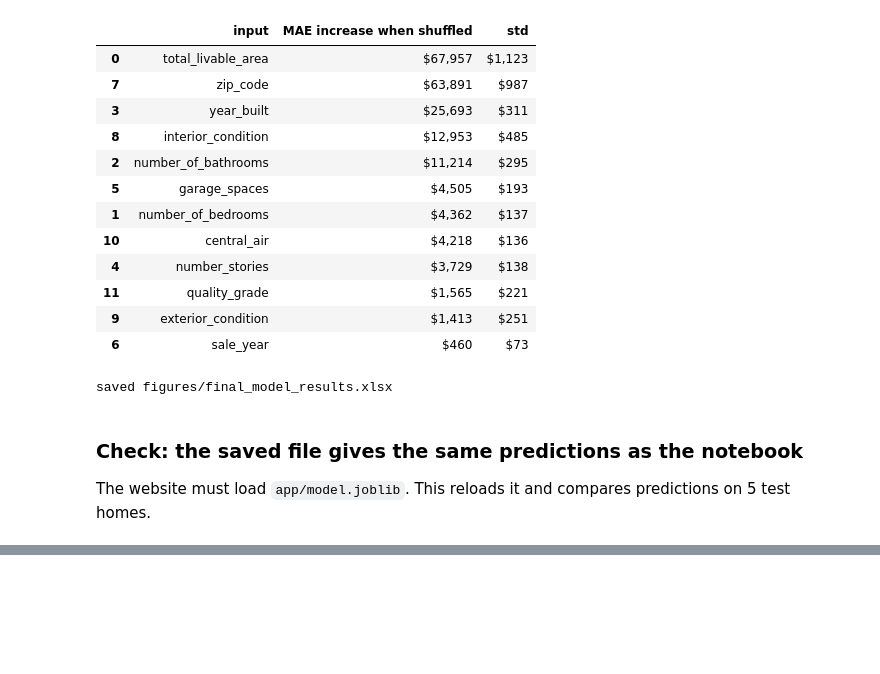
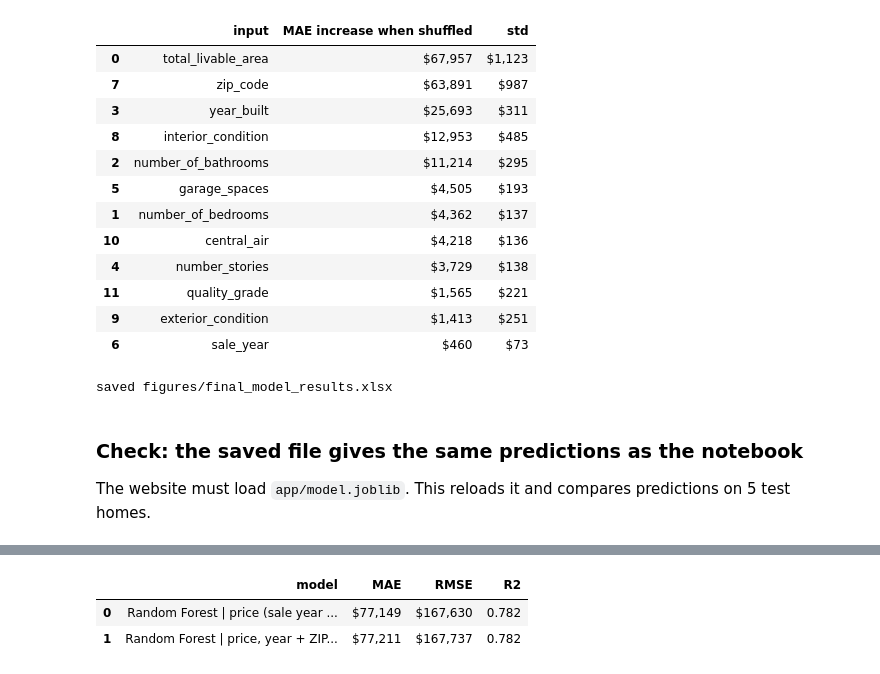
Before and after one commit to HyeseongO/philly-home-price-predictor, a Jupyter notebook: notebook/Group_Project_Modeling.ipynb, the cells around one changed output, grey strips where cells are left out. Drawn from its saved outputs; the diff is of its cells as text; code cells hidden in the pictures; blank space fills up the shorter version.

```diff
--- a/notebook/Group_Project_Modeling.ipynb
+++ b/notebook/Group_Project_Modeling.ipynb
@@ -443,0 +449,22 @@ identical: True
+# %%
+import json
+NUMERIC_FE = [c for c in NUMERIC if c != "sale_year"]
+CATEGORICAL_FE = ["zip_code", "sale_year"] + [c for c in CATEGORICAL if c != "zip_code"]
+
+def with_year_category(Xp):
+    d = Xp.copy(); d["sale_year"] = d["sale_year"].astype(int).astype(str); return d
+
+prep_fe = ColumnTransformer([
+    ("num", Pipeline([("impute", SimpleImputer(strategy="median"))]), NUMERIC_FE),
+    ("cat", Pipeline([("impute", SimpleImputer(strategy="most_frequent")),
+                      ("onehot", OneHotEncoder(handle_unknown="ignore", sparse_output=False))]), CATEGORICAL_FE)])
+fe_model = Pipeline([("prep", prep_fe), ("model", RandomForestRegressor(n_estimators=100, min_samples_leaf=2, n_jobs=-1, random_state=SEED))])
+fe_model.fit(with_year_category(X_train), y_train)
+p_fe = fe_model.predict(with_year_category(X_test))
+compare = pd.DataFrame([{"model": FINAL_MODEL + " (sale year as a number)", **scores(y_test, CANDIDATES[FINAL_MODEL].predict(X_test))},
+                        {"model": "Random Forest | price, year + ZIP fixed effects", **scores(y_test, p_fe)}])
+compare.style.format({"MAE": "${:,.0f}", "RMSE": "${:,.0f}", "R2": "{:.3f}"})
+# %% [output]
+|  | model | MAE | RMSE | R2 |
+| 0 | Random Forest | price (sale year ... | $77,149 | $167,630 | 0.782 |
+| 1 | Random Forest | price, year + ZIP... | $77,211 | $167,737 | 0.782 |
```
Also changed, not shown: parts of 5 cells of this notebook, 2 other files.
